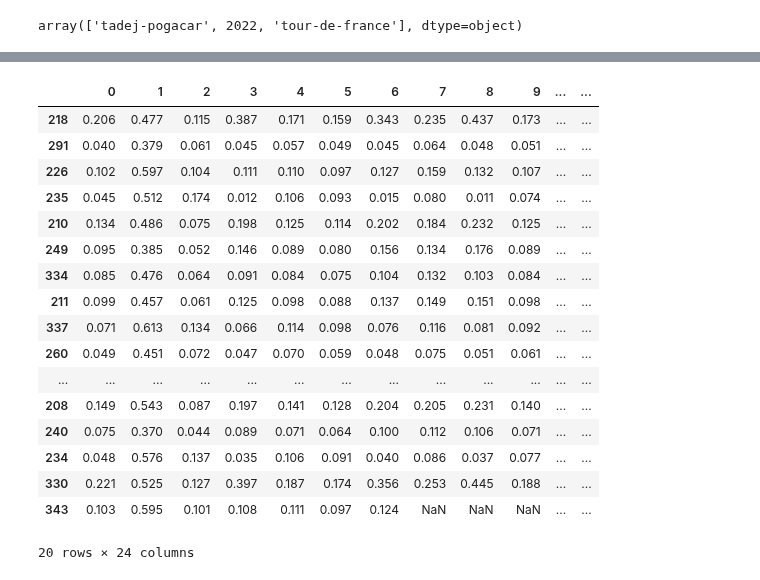
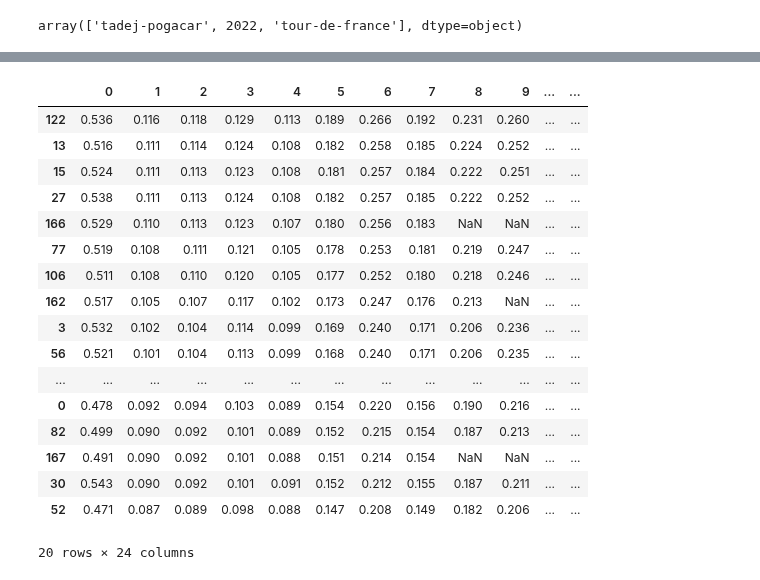
Before and after one commit to Michiel-DK/cycling, a Jupyter notebook: rnn_clean.ipynb, the cells around one changed output, grey strips where cells are left out. Cells and saved outputs as stored; diff of their text form; code cells hidden in the pictures.

```diff
--- a/rnn_clean.ipynb
+++ b/rnn_clean.ipynb
@@ -882,23 +884,23 @@ pred_df = pd.DataFrame(pred_ls).replace(1.000, np.nan)
 # %%
 pred_tdf = pred_df[pred_df[23]=='tour-de-france']
 # %%
-pred_tdf.sort_values(by=21, ascending=False).head(20)
+pred_tdf.sort_values(by=6, ascending=False).head(20)
 # %% [output]
 |  | 0 | 1 | 2 | 3 | 4 | 5 | 6 | 7 | 8 | 9 | ... | ... |
-| 218 | 0.206 | 0.477 | 0.115 | 0.387 | 0.171 | 0.159 | 0.343 | 0.235 | 0.437 | 0.173 | ... | ... |
-| 291 | 0.040 | 0.379 | 0.061 | 0.045 | 0.057 | 0.049 | 0.045 | 0.064 | 0.048 | 0.051 | ... | ... |
-| 226 | 0.102 | 0.597 | 0.104 | 0.111 | 0.110 | 0.097 | 0.127 | 0.159 | 0.132 | 0.107 | ... | ... |
-| 235 | 0.045 | 0.512 | 0.174 | 0.012 | 0.106 | 0.093 | 0.015 | 0.080 | 0.011 | 0.074 | ... | ... |
-| 210 | 0.134 | 0.486 | 0.075 | 0.198 | 0.125 | 0.114 | 0.202 | 0.184 | 0.232 | 0.125 | ... | ... |
-| 249 | 0.095 | 0.385 | 0.052 | 0.146 | 0.089 | 0.080 | 0.156 | 0.134 | 0.176 | 0.089 | ... | ... |
-| 334 | 0.085 | 0.476 | 0.064 | 0.091 | 0.084 | 0.075 | 0.104 | 0.132 | 0.103 | 0.084 | ... | ... |
-| 211 | 0.099 | 0.457 | 0.061 | 0.125 | 0.098 | 0.088 | 0.137 | 0.149 | 0.151 | 0.098 | ... | ... |
-| 337 | 0.071 | 0.613 | 0.134 | 0.066 | 0.114 | 0.098 | 0.076 | 0.116 | 0.081 | 0.092 | ... | ... |
-| 260 | 0.049 | 0.451 | 0.072 | 0.047 | 0.070 | 0.059 | 0.048 | 0.075 | 0.051 | 0.061 | ... | ... |
+| 122 | 0.536 | 0.116 | 0.118 | 0.129 | 0.113 | 0.189 | 0.266 | 0.192 | 0.231 | 0.260 | ... | ... |
+| 13 | 0.516 | 0.111 | 0.114 | 0.124 | 0.108 | 0.182 | 0.258 | 0.185 | 0.224 | 0.252 | ... | ... |
+| 15 | 0.524 | 0.111 | 0.113 | 0.123 | 0.108 | 0.181 | 0.257 | 0.184 | 0.222 | 0.251 | ... | ... |
+| 27 | 0.538 | 0.111 | 0.113 | 0.124 | 0.108 | 0.182 | 0.257 | 0.185 | 0.222 | 0.252 | ... | ... |
+| 166 | 0.529 | 0.110 | 0.113 | 0.123 | 0.107 | 0.180 | 0.256 | 0.183 | NaN | NaN | ... | ... |
+| 77 | 0.519 | 0.108 | 0.111 | 0.121 | 0.105 | 0.178 | 0.253 | 0.181 | 0.219 | 0.247 | ... | ... |
+| 106 | 0.511 | 0.108 | 0.110 | 0.120 | 0.105 | 0.177 | 0.252 | 0.180 | 0.218 | 0.246 | ... | ... |
+| 162 | 0.517 | 0.105 | 0.107 | 0.117 | 0.102 | 0.173 | 0.247 | 0.176 | 0.213 | NaN | ... | ... |
+| 3 | 0.532 | 0.102 | 0.104 | 0.114 | 0.099 | 0.169 | 0.240 | 0.171 | 0.206 | 0.236 | ... | ... |
+| 56 | 0.521 | 0.101 | 0.104 | 0.113 | 0.099 | 0.168 | 0.240 | 0.171 | 0.206 | 0.235 | ... | ... |
 | ... | ... | ... | ... | ... | ... | ... | ... | ... | ... | ... | ... | ... |
-| 208 | 0.149 | 0.543 | 0.087 | 0.197 | 0.141 | 0.128 | 0.204 | 0.205 | 0.231 | 0.140 | ... | ... |
-| 240 | 0.075 | 0.370 | 0.044 | 0.089 | 0.071 | 0.064 | 0.100 | 0.112 | 0.106 | 0.071 | ... | ... |
-| 234 | 0.048 | 0.576 | 0.137 | 0.035 | 0.106 | 0.091 | 0.040 | 0.086 | 0.037 | 0.077 | ... | ... |
-| 330 | 0.221 | 0.525 | 0.127 | 0.397 | 0.187 | 0.174 | 0.356 | 0.253 | 0.445 | 0.188 | ... | ... |
-| 343 | 0.103 | 0.595 | 0.101 | 0.108 | 0.111 | 0.097 | 0.124 | NaN | NaN | NaN | ... | ... |
+| 0 | 0.478 | 0.092 | 0.094 | 0.103 | 0.089 | 0.154 | 0.220 | 0.156 | 0.190 | 0.216 | ... | ... |
+| 82 | 0.499 | 0.090 | 0.092 | 0.101 | 0.089 | 0.152 | 0.215 | 0.154 | 0.187 | 0.213 | ... | ... |
+| 167 | 0.491 | 0.090 | 0.092 | 0.101 | 0.088 | 0.151 | 0.214 | 0.154 | NaN | NaN | ... | ... |
+| 30 | 0.543 | 0.090 | 0.092 | 0.101 | 0.091 | 0.152 | 0.212 | 0.155 | 0.187 | 0.211 | ... | ... |
+| 52 | 0.471 | 0.087 | 0.089 | 0.098 | 0.088 | 0.147 | 0.208 | 0.149 | 0.182 | 0.206 | ... | ... |
 20 rows × 24 columns
```
Also changed, not shown: parts of 9 cells of this notebook, 4 other files.
